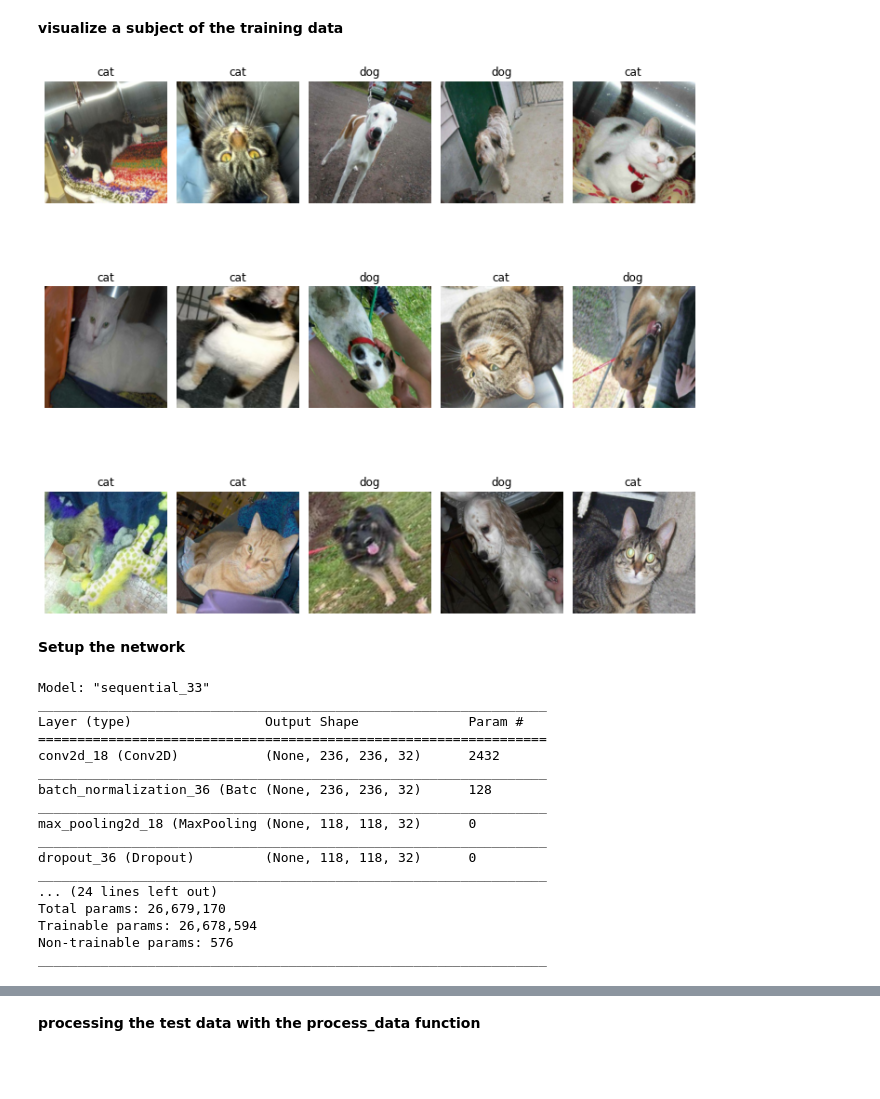
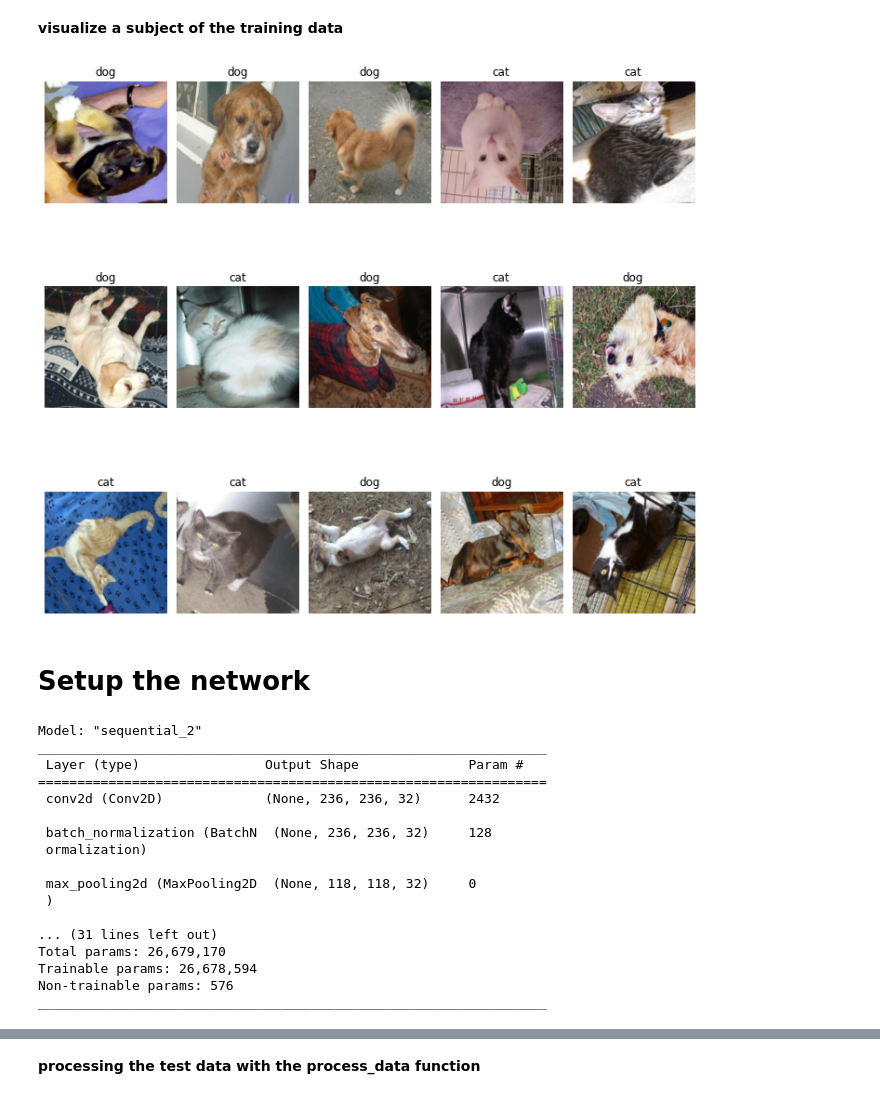
Before and after one commit to hardeybisey/Dog_Cat_Image_Classification, a Jupyter notebook: dog-cat-classification-with-CNN.ipynb, the cells around one changed output, grey strips where cells are left out. Drawn from its saved outputs; the diff is of its cells as text; code cells hidden in the pictures; blank space fills up the shorter version.

```diff
--- a/dog-cat-classification-with-CNN.ipynb
+++ b/dog-cat-classification-with-CNN.ipynb
@@ -66,6 +89,6 @@ for subdir, dirs, files in os.walk(train_dir):
 # %%
-unique_labels = np.unique(labels)
-model_label = LabelEncoder().fit_transform(labels)
+unique_labels = np.unique(train_labels)
+model_label = LabelEncoder().fit_transform(train_labels)
 model_label = to_categorical(model_label)
 # %% [markdown]
 **confirm we have the same number of labels and files**
@@ -80,14 +103,14 @@ There are 25000 Labels
 # %%
-def process_image(IMAGE_PATH,IMG_SIZE = 240):
+def process_image(image_path=None,img_size=240,channels=3):
   """
   Takes an image file path and returns the tensor of the resized image
   """
-  image = tf.io.read_file(IMAGE_PATH)
+  image = tf.io.read_file(image_path)
   # turn the jpg image into numerical tensors
-  image = tf.image.decode_jpeg(image,channels=3)
+  image = tf.image.decode_jpeg(image,channels)
   # convert  the colour channel values from 0-255 to 0 -1 (normalization)
   image = tf.image.convert_image_dtype(image,tf.float32)
-  image = tf.image.resize(image,size=[IMG_SIZE,IMG_SIZE])
+  image = tf.image.resize(image,size=[img_size,img_size])
 
   return image
 # %%
@@ -137,18 +160,18 @@ def process_data(X,y=None,val_data=False,test_data=False,augument=False,batch_si
     data_batch = data.batch(batch_size).prefetch(buffer_size=AUTOTUNE)
     return data_batch
 # %%
-def show_images(images,labels,n=None,nrows=None,ncols=None):
-  """ Displays a plot of n images and thier labels from a data batch """
-  # set up the figure
-  plt.figure(figsize=(10,10))
-  #loop through
-  for i in range(n):
-    ax = plt.subplot(nrows,ncols,i+1)
-    plt.imshow(images[i])
-    plt.title(unique_labels[np.argmax(labels[i])])
-    plt.axis('off')
-  plt.tight_layout()
-  plt.show()
+def show_images(images,labels,num=None,nrows=None,ncols=None):
+    """ Displays a plot of n images and thier labels from a data batch """
+    # set up the figure
+    plt.figure(figsize=(10,10))
+    #loop through
+    for i in range(num):
+      ax = plt.subplot(nrows,ncols,i+1)
+      plt.imshow(images[i])
+      plt.title(unique_labels[np.argmax(labels[i])])
+      plt.axis('off')
+    plt.tight_layout()
+    plt.show()
 # %%
 def save_model(model,suffix=None):
     """
@@ -236,5 +259,5 @@ def model_diagnostic_plot(history,loss=False,accuracy=False):
 # %%
-X = file_names
+X = train_path
 y = model_label
 X_train , X_val , Y_train , Y_val = train_test_split(X, y, random_state=42, test_size=0.15)
 # %% [markdown]
@@ -250,9 +273,9 @@ creating validation data batches...
 # %%
 train_images , train_labels = next(train_data.as_numpy_iterator())
 # %%
-show_images(train_images[:15],train_labels[:15],n=15,nrows=3,ncols=5)
+show_images(train_images[:15],train_labels[:15],num=15,nrows=3,ncols=5)
 # %% [output]
-[figure, old version]
+[figure, new version]
 # %% [markdown]
-**Setup the network**
+# **Setup the network**
 # %%
@@ -284,24 +308,23 @@ def make_model(image=IMG_SIZE,input=INPUT_SHAPE,output=OUTPUT_SHAPE):
     return model
 # %%
 IMG_SIZE = 240
-INPUT_SHAPE = (IMG_SIZE,IMG_SIZE,3)
 OUTPUT_SHAPE = len(unique_labels)
-model = make_model(IMG_SIZE,INPUT_SHAPE,OUTPUT_SHAPE)
+model = make_model(img_size=IMG_SIZE,output_shape=OUTPUT_SHAPE)
 model.summary()
 # %% [output]
-Model: "sequential_33"
+Model: "sequential_2"
 _________________________________________________________________
-Layer (type)                 Output Shape              Param #
+ Layer (type)                Output Shape              Param #
 =================================================================
-conv2d_18 (Conv2D)           (None, 236, 236, 32)      2432
-_________________________________________________________________
-batch_normalization_36 (Batc (None, 236, 236, 32)      128
-_________________________________________________________________
-max_pooling2d_18 (MaxPooling (None, 118, 118, 32)      0
-_________________________________________________________________
-dropout_36 (Dropout)         (None, 118, 118, 32)      0
-_________________________________________________________________
-... (24 lines left out)
+ conv2d (Conv2D)             (None, 236, 236, 32)      2432
+
+ batch_normalization (BatchN  (None, 236, 236, 32)     128
+ ormalization)
+
+ max_pooling2d (MaxPooling2D  (None, 118, 118, 32)     0
+ )
+
+... (31 lines left out)
 Total params: 26,679,170
 Trainable params: 26,678,594
 Non-trainable params: 576
```
Also changed, not shown: parts of 36 cells of this notebook.
